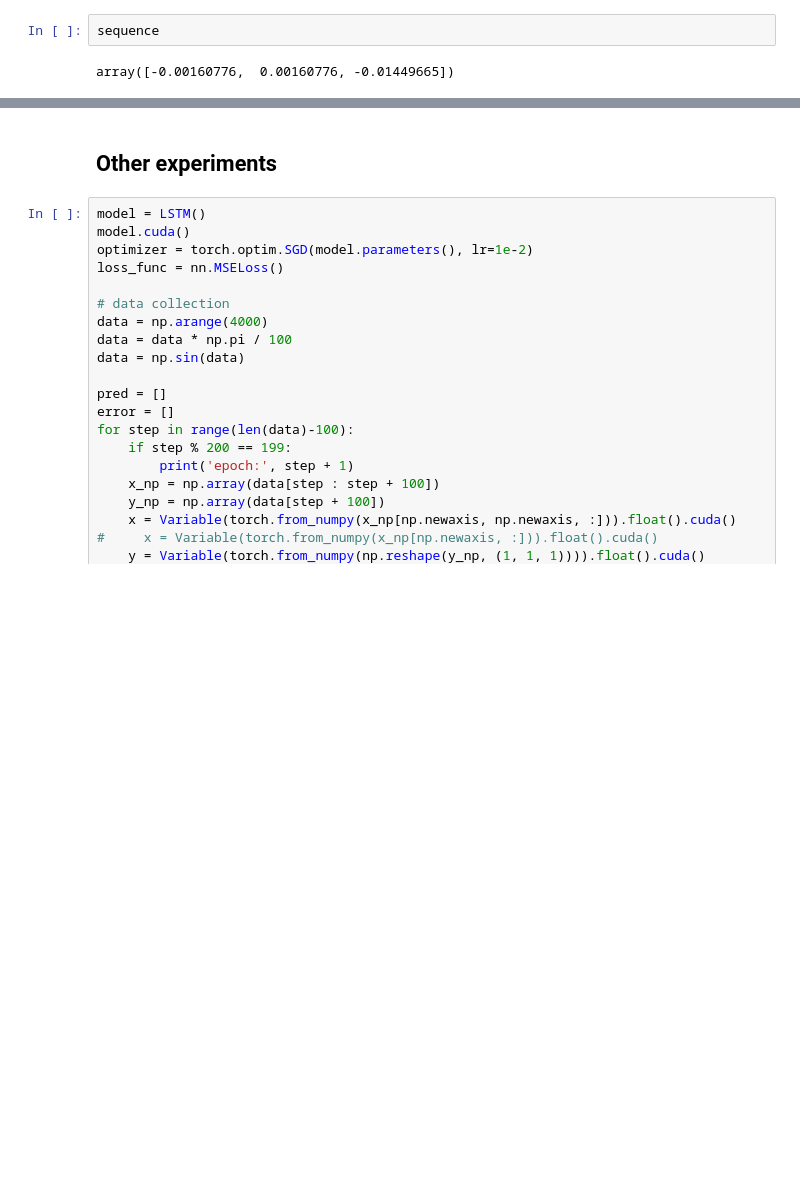
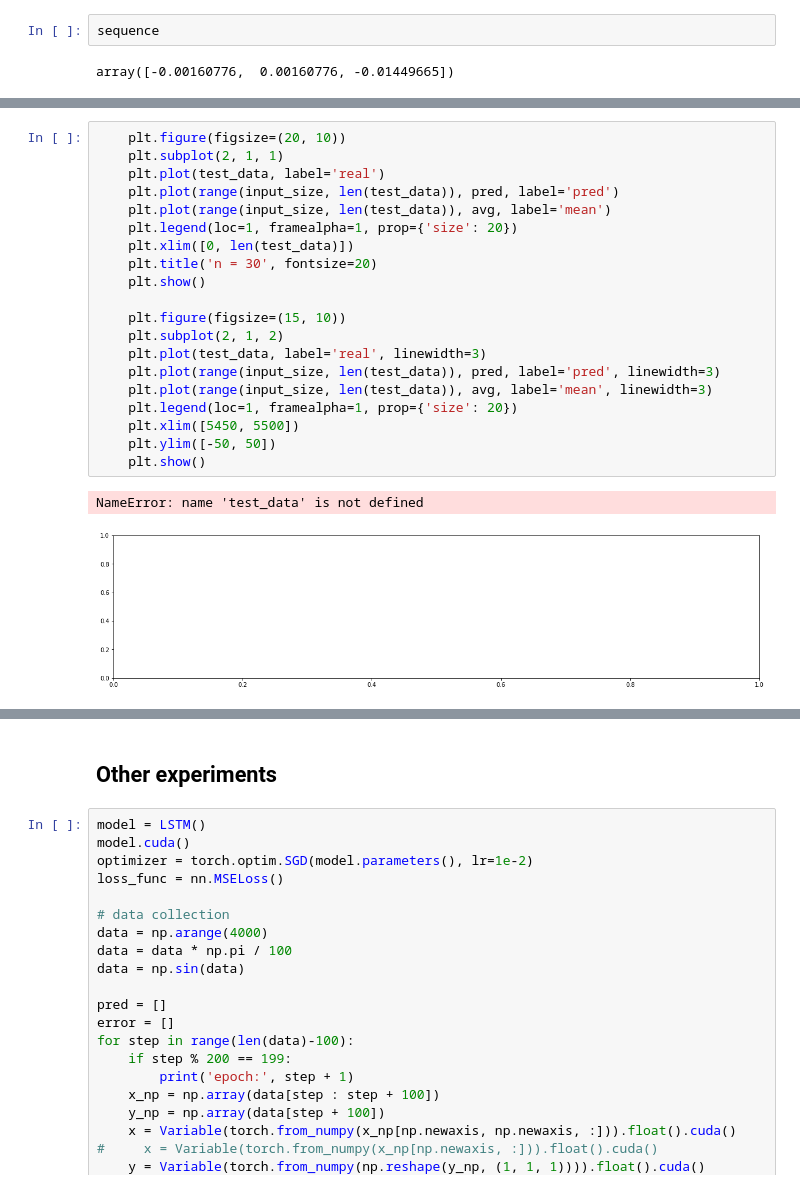
Before and after one commit to wweijia94/btc_dataset, a Jupyter notebook: rnn/train.ipynb, the cells around one changed output, grey strips where cells are left out. Cells and saved outputs as stored; diff of their text form; blank space fills up the shorter version.

```diff
--- a/rnn/train.ipynb
+++ b/rnn/train.ipynb
@@ -400,0 +690,23 @@ plt.show()
+# %%
+    plt.figure(figsize=(20, 10))
+    plt.subplot(2, 1, 1)
+    plt.plot(test_data, label='real')
+    plt.plot(range(input_size, len(test_data)), pred, label='pred')
+    plt.plot(range(input_size, len(test_data)), avg, label='mean')
+    plt.legend(loc=1, framealpha=1, prop={'size': 20})
+    plt.xlim([0, len(test_data)])
+    plt.title('n = 30', fontsize=20)
+    plt.show()
+
+    plt.figure(figsize=(15, 10))
+    plt.subplot(2, 1, 2)
+    plt.plot(test_data, label='real', linewidth=3)
+    plt.plot(range(input_size, len(test_data)), pred, label='pred', linewidth=3)
+    plt.plot(range(input_size, len(test_data)), avg, label='mean', linewidth=3)
+    plt.legend(loc=1, framealpha=1, prop={'size': 20})
+    plt.xlim([5450, 5500])
+    plt.ylim([-50, 50])
+    plt.show()
+# %% [output]
+NameError: name 'test_data' is not defined
+[figure, added]
```
Also changed, not shown: parts of 21 cells of this notebook.
